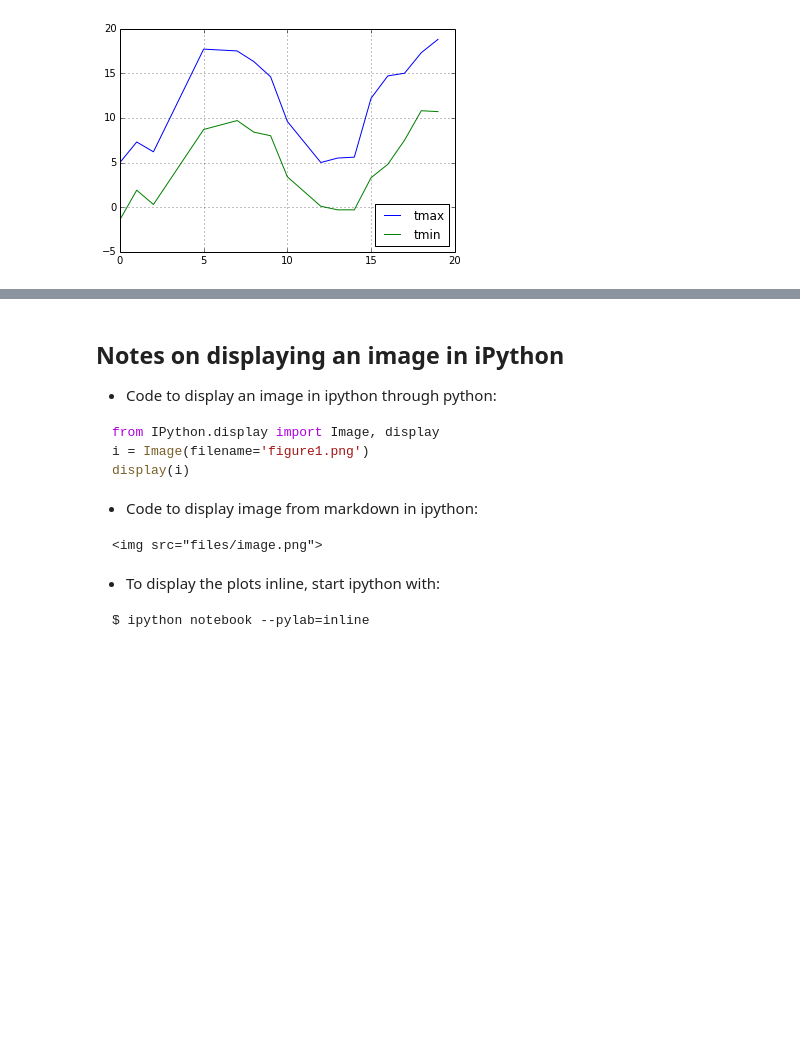
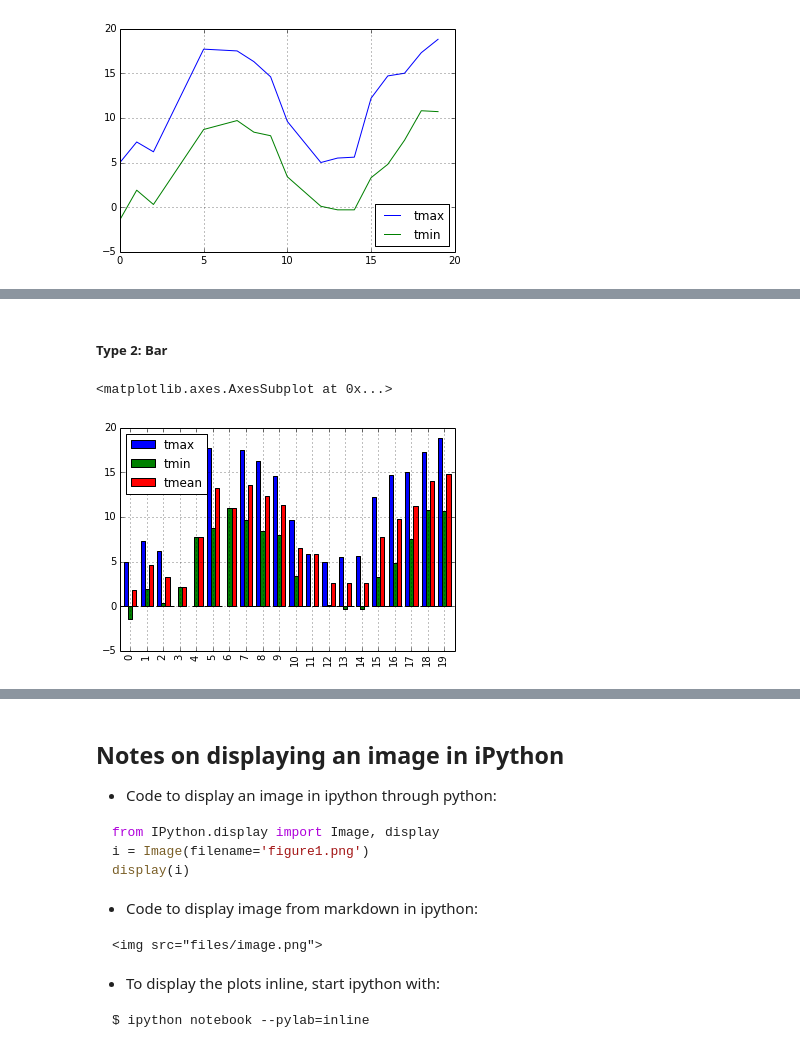
Before and after one commit to Devang-25/codeRiddles, a Jupyter notebook: hacker_rank/expansion-challenge/temperature_prediction_sample.ipynb, the cells around one changed output, grey strips where cells are left out. Cells and saved outputs as stored; diff of their text form; code cells hidden in the pictures; blank space fills up the shorter version.

```diff
--- a/hacker_rank/expansion-challenge/temperature_prediction_sample.ipynb
+++ b/hacker_rank/expansion-challenge/temperature_prediction_sample.ipynb
@@ -202,0 +263,7 @@ c.plot()
+# %% [markdown]
+##### Type 2: Bar
+# %%
+df3[[2,3,4]].plot(kind='bar') # plot with mean(tmax,tmin) added as an extra column
+# %% [output]
+<matplotlib.axes.AxesSubplot at 0x...>
+[figure, added]
```
Also changed, not shown: parts of 17 cells of this notebook.
